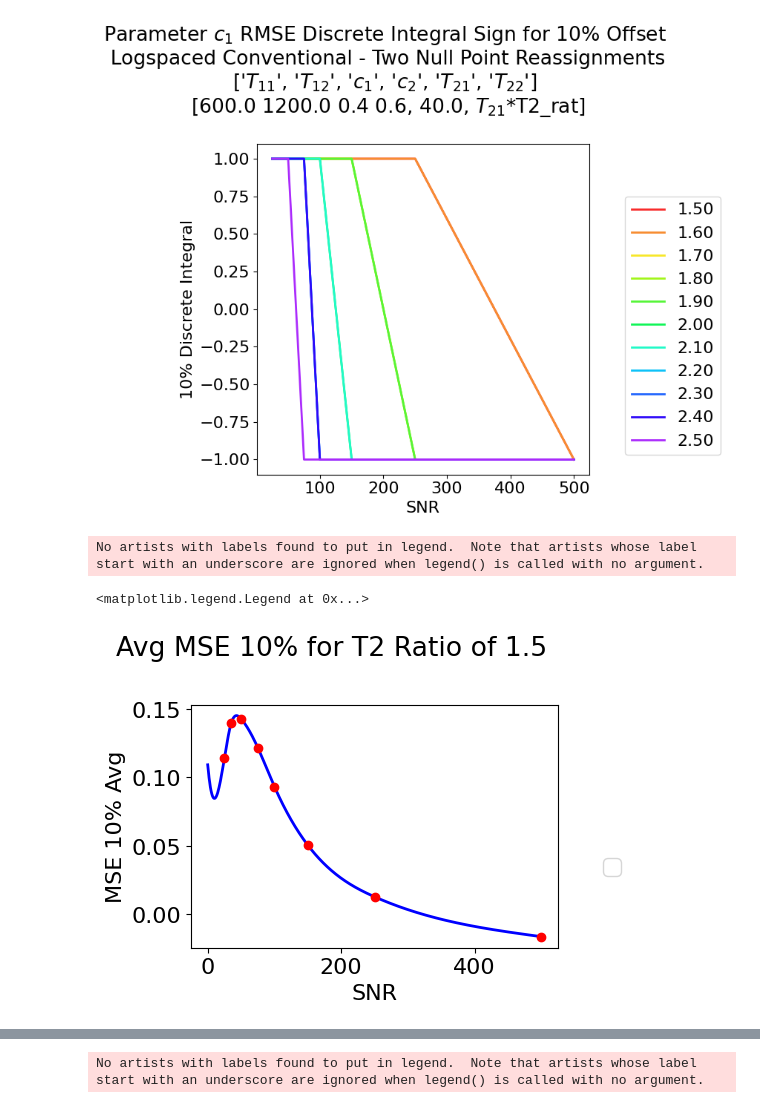
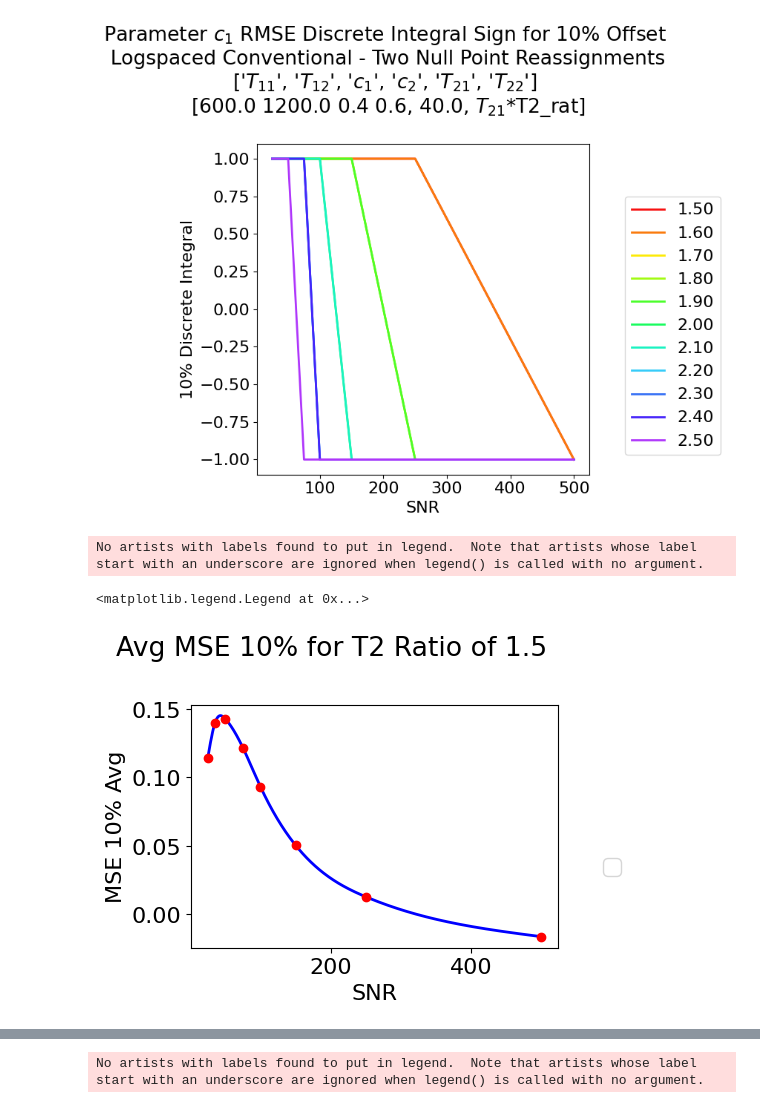
Before and after one commit to Griffin997/Stabilization, a Jupyter notebook: Reassign_Experiment/reassign_T2rat_Exp_Analysis.ipynb, the cells around one changed output, grey strips where cells are left out. Saved outputs shown, nothing was run; the diff lists cells and outputs as text; code cells hidden in the pictures.

```diff
--- a/Reassign_Experiment/reassign_T2rat_Exp_Analysis.ipynb
+++ b/Reassign_Experiment/reassign_T2rat_Exp_Analysis.ipynb
@@ -505,23 +505,23 @@ fig.legend(loc = 'center left', bbox_to_anchor = (1.02,0.4))
 # %%
 T2rat_index_oi = 0
 poly_T2rat_cs = scipy.interpolate.make_smoothing_spline(SNR_array, SNR_vs_rat_mat[:, T2rat_index_oi])
-SNR_dense_array = np.arange(0,500,1)
+SNR_dense_array = np.arange(SNR_array[0],500,1)
 MSE10_dense = poly_T2rat_cs(SNR_dense_array)
 
 plt.rc('font', size = 16)
 fig, ax = plt.subplots(1,1, figsize = (5, 4), tight_layout=True)
 fig.suptitle(f"Avg MSE 10% for T2 Ratio of {T2rat_array[T2rat_index_oi]}")
 
 
 ax.plot(SNR_dense_array, MSE10_dense, color = 'b', ls = '-', lw = 2)
 ax.plot(SNR_array, SNR_vs_rat_mat[:, T2rat_index_oi], color = 'r', ls = '', lw = 2, marker = 'o')
 
 ax.set_ylabel("MSE 10% Avg")
 ax.set_xlabel("SNR")
 fig.legend(loc = 'center left', bbox_to_anchor = (1.02,0.4))
 # %% [output]
 No artists with labels found to put in legend.  Note that artists whose label start with an underscore are ignored when legend() is called with no argument.
 <matplotlib.legend.Legend at 0x...>
-[figure, old version]
+[figure, new version]
 # %%
 x_intersection = np.zeros(len(T2rat_array))
```
Also changed, not shown: parts of 5 cells of this notebook.
